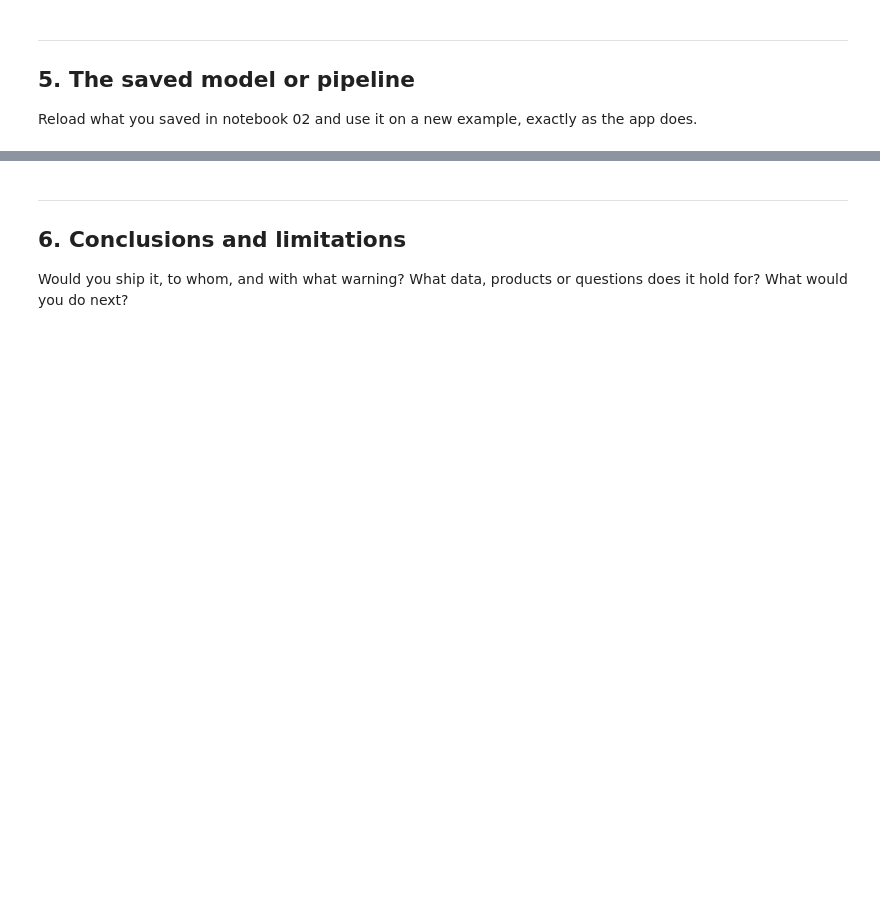
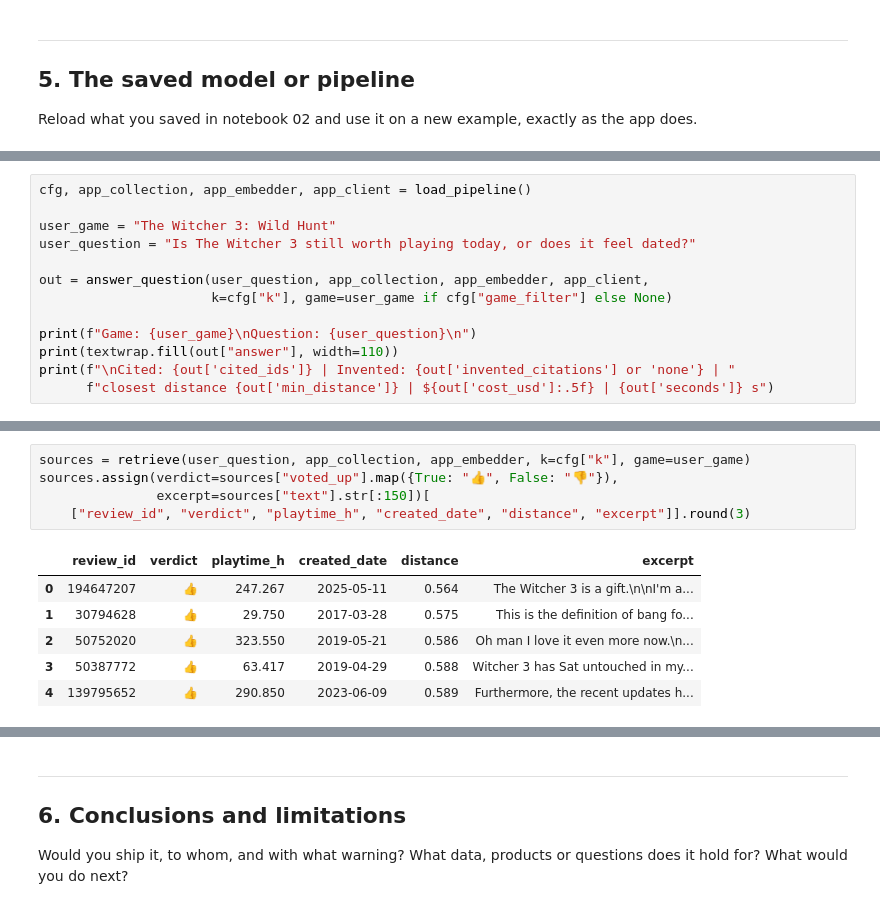
Before and after one commit to nachocarbovalle/IronHack-Final-Project-, a Jupyter notebook: notebooks/03_evaluate.ipynb, the cells around one changed output, grey strips where cells are left out. Drawn from its saved outputs; the diff is of its cells as text; blank space fills up the shorter version.

```diff
--- a/notebooks/03_evaluate.ipynb
+++ b/notebooks/03_evaluate.ipynb
@@ -58,0 +485,13 @@ Reload what you saved in notebook 02 and use it on a new example, exactly as the
+# %%
+cfg, app_collection, app_embedder, app_client = load_pipeline()
+
+user_game = "The Witcher 3: Wild Hunt"
+user_question = "Is The Witcher 3 still worth playing today, or does it feel dated?"
+
+out = answer_question(user_question, app_collection, app_embedder, app_client,
+                      k=cfg["k"], game=user_game if cfg["game_filter"] else None)
+
+print(f"Game: {user_game}\nQuestion: {user_question}\n")
+print(textwrap.fill(out["answer"], width=110))
+print(f"\nCited: {out['cited_ids']} | Invented: {out['invented_citations'] or 'none'} | "
+      f"closest distance {out['min_distance']} | ${out['cost_usd']:.5f} | {out['seconds']} s")
@@ -58,0 +512,12 @@ Reload what you saved in notebook 02 and use it on a new example, exactly as the
+# %%
+sources = retrieve(user_question, app_collection, app_embedder, k=cfg["k"], game=user_game)
+sources.assign(verdict=sources["voted_up"].map({True: "👍", False: "👎"}),
+               excerpt=sources["text"].str[:150])[
+    ["review_id", "verdict", "playtime_h", "created_date", "distance", "excerpt"]].round(3)
+# %% [output]
+|  | review_id | verdict | playtime_h | created_date | distance | excerpt |
+| 0 | 194647207 | 👍 | 247.267 | 2025-05-11 | 0.564 | The Witcher 3 is a gift.\n\nI'm a... |
+| 1 | 30794628 | 👍 | 29.750 | 2017-03-28 | 0.575 | This is the definition of bang fo... |
+| 2 | 50752020 | 👍 | 323.550 | 2019-05-21 | 0.586 | Oh man I love it even more now.\n... |
+| 3 | 50387772 | 👍 | 63.417 | 2019-04-29 | 0.588 | Witcher 3 has Sat untouched in my... |
+| 4 | 139795652 | 👍 | 290.850 | 2023-06-09 | 0.589 | Furthermore, the recent updates h... |
```
Also changed, not shown: parts of 22 cells of this notebook, 3 other files.
